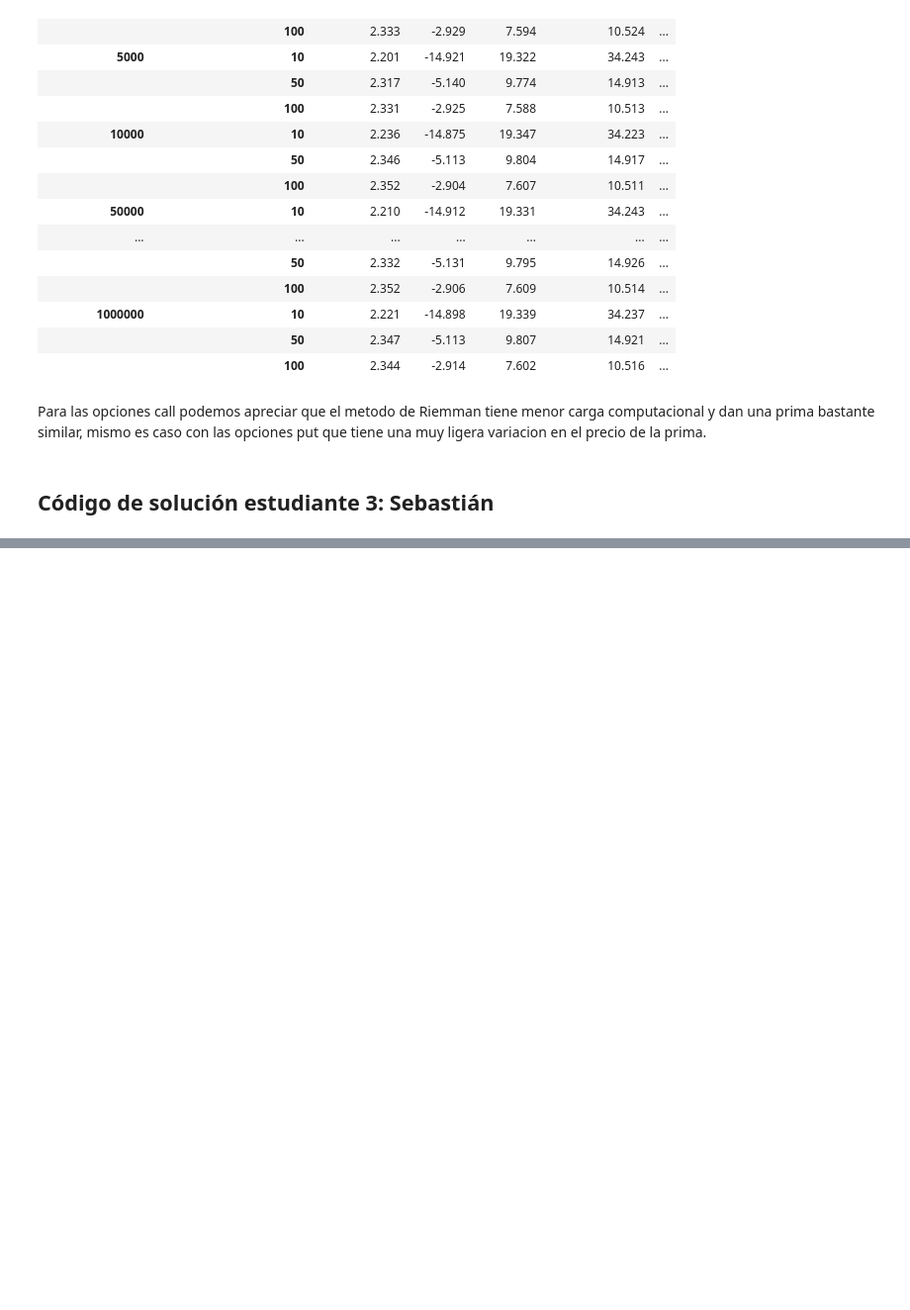
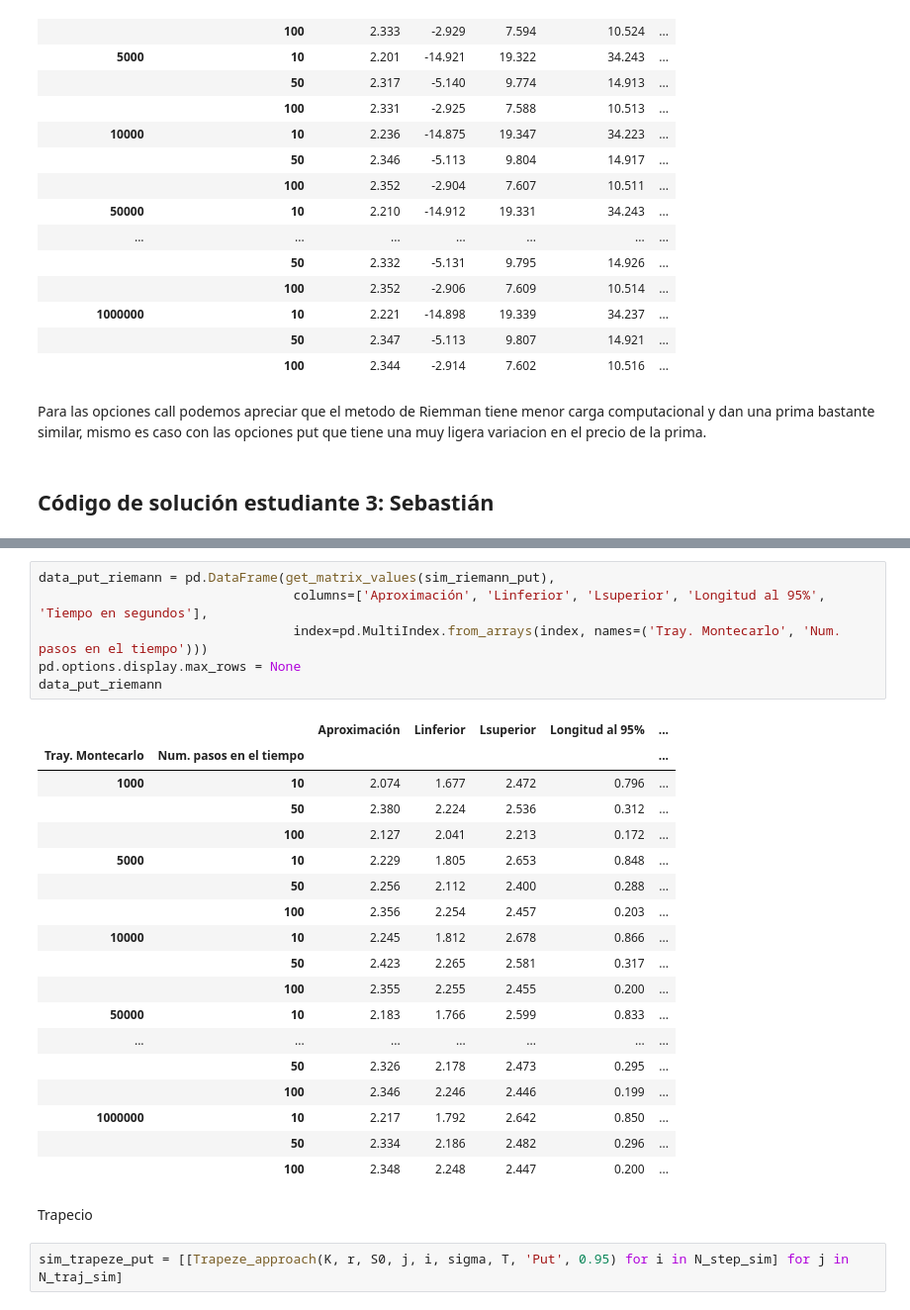
Before and after one commit to SebasGlez2000/Tarea9_TBell_JAContreras, a Jupyter notebook: Tarea9_TBell_JAContreras_SGonzalez.ipynb, the cells around one changed output, grey strips where cells are left out. Shown at 99% size. Drawn from its saved outputs; the diff is of its cells as text; blank space fills up the shorter version.

```diff
--- a/Tarea9_TBell_JAContreras_SGonzalez.ipynb
+++ b/Tarea9_TBell_JAContreras_SGonzalez.ipynb
@@ -340,0 +594,29 @@ Para las opciones call podemos apreciar que el metodo de Riemman tiene menor car
+# %%
+data_put_riemann = pd.DataFrame(get_matrix_values(sim_riemann_put),
+                                 columns=['Aproximación', 'Linferior', 'Lsuperior', 'Longitud al 95%', 'Tiempo en segundos'],
+                                 index=pd.MultiIndex.from_arrays(index, names=('Tray. Montecarlo', 'Num. pasos en el tiempo')))
+pd.options.display.max_rows = None
+data_put_riemann
+# %% [output]
+|  |  | Aproximación | Linferior | Lsuperior | Longitud al 95% | ... |
+| Tray. Montecarlo | Num. pasos en el tiempo |  |  |  |  | ... |
+| 1000 | 10 | 2.074 | 1.677 | 2.472 | 0.796 | ... |
+|  | 50 | 2.380 | 2.224 | 2.536 | 0.312 | ... |
+|  | 100 | 2.127 | 2.041 | 2.213 | 0.172 | ... |
+| 5000 | 10 | 2.229 | 1.805 | 2.653 | 0.848 | ... |
+|  | 50 | 2.256 | 2.112 | 2.400 | 0.288 | ... |
+|  | 100 | 2.356 | 2.254 | 2.457 | 0.203 | ... |
+| 10000 | 10 | 2.245 | 1.812 | 2.678 | 0.866 | ... |
+|  | 50 | 2.423 | 2.265 | 2.581 | 0.317 | ... |
+|  | 100 | 2.355 | 2.255 | 2.455 | 0.200 | ... |
+| 50000 | 10 | 2.183 | 1.766 | 2.599 | 0.833 | ... |
+| ... | ... | ... | ... | ... | ... | ... |
+|  | 50 | 2.326 | 2.178 | 2.473 | 0.295 | ... |
+|  | 100 | 2.346 | 2.246 | 2.446 | 0.199 | ... |
+| 1000000 | 10 | 2.217 | 1.792 | 2.642 | 0.850 | ... |
+|  | 50 | 2.334 | 2.186 | 2.482 | 0.296 | ... |
+|  | 100 | 2.348 | 2.248 | 2.447 | 0.200 | ... |
+# %% [markdown]
+Trapecio
+# %%
+sim_trapeze_put = [[Trapeze_approach(K, r, S0, j, i, sigma, T, 'Put', 0.95) for i in N_step_sim] for j in N_traj_sim]
```
Also changed, not shown: parts of 19 cells of this notebook.
